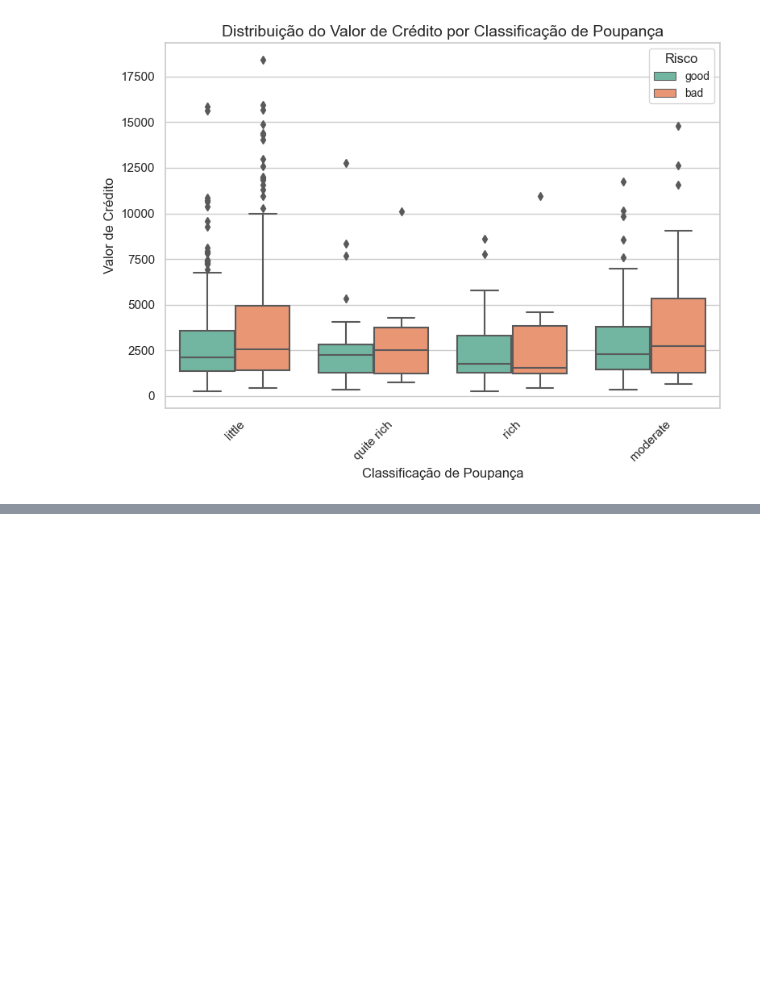
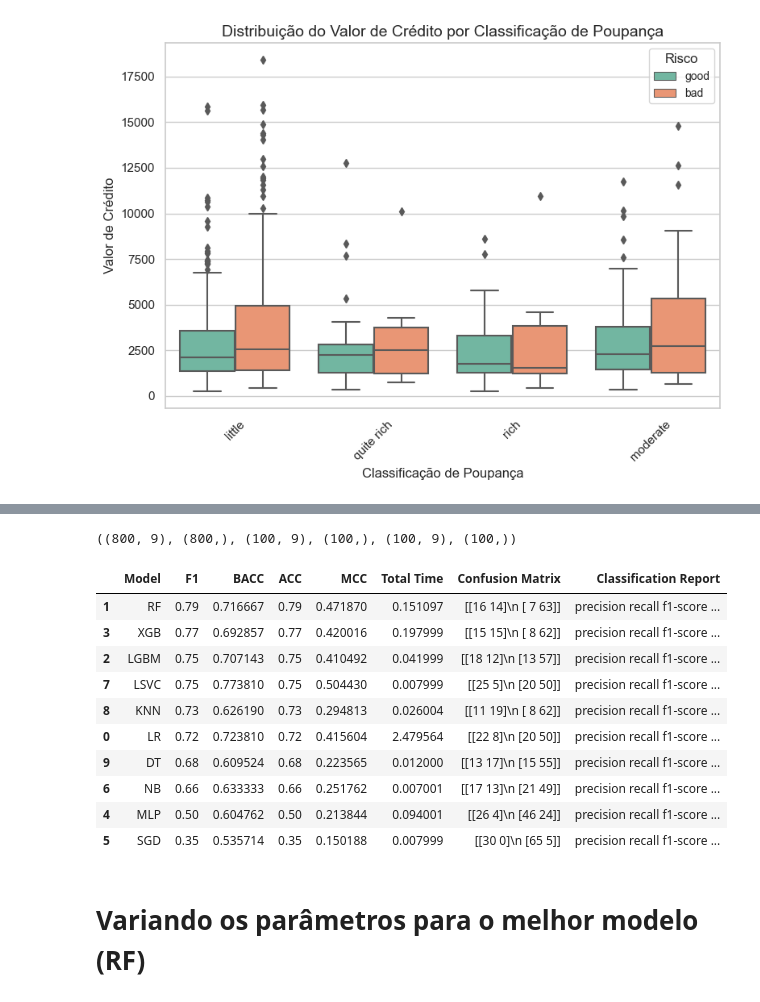
Before and after one commit to rafaelviniciusoliveira/Previs-o-de-Risco-de-Cr-dito, a Jupyter notebook: notebook.ipynb, the cells around one changed output, grey strips where cells are left out. Cells and saved outputs as stored; diff of their text form; code cells hidden in the pictures; blank space fills up the shorter version.

```diff
--- a/notebook.ipynb
+++ b/notebook.ipynb
@@ -244,0 +288,17 @@ plt.show()
+# %%
+from sklearn.model_selection import train_test_split
+
+X = df_encoded.drop(columns=['Risk'])
+y = df_encoded['Risk']
+
+X_train, X_temp, y_train, y_temp = train_test_split(
+    X, y, test_size=0.2, random_state=24, stratify=y
+)
+
+X_valid, X_test, y_valid, y_test = train_test_split(
+    X_temp, y_temp, test_size=0.5, random_state=24, stratify=y_temp
+)
+
+X_train.shape, y_train.shape, X_valid.shape, y_valid.shape, X_test.shape, y_test.shape
+# %% [output]
+((800, 9), (800,), (100, 9), (100,), (100, 9), (100,))
@@ -244,0 +367,18 @@ plt.show()
+# %%
+df_results, creports = train_models(X_train, y_train, X_valid, y_valid, n_jobs=-1)
+# %%
+df_results.sort_values(by='F1', ascending=False)
+# %% [output]
+|  | Model | F1 | BACC | ACC | MCC | Total Time | Confusion Matrix | Classification Report |
+| 1 | RF | 0.79 | 0.716667 | 0.79 | 0.471870 | 0.151097 | [[16 14]\n [ 7 63]] | precision recall f1-score ... |
+| 3 | XGB | 0.77 | 0.692857 | 0.77 | 0.420016 | 0.197999 | [[15 15]\n [ 8 62]] | precision recall f1-score ... |
+| 2 | LGBM | 0.75 | 0.707143 | 0.75 | 0.410492 | 0.041999 | [[18 12]\n [13 57]] | precision recall f1-score ... |
+| 7 | LSVC | 0.75 | 0.773810 | 0.75 | 0.504430 | 0.007999 | [[25 5]\n [20 50]] | precision recall f1-score ... |
+| 8 | KNN | 0.73 | 0.626190 | 0.73 | 0.294813 | 0.026004 | [[11 19]\n [ 8 62]] | precision recall f1-score ... |
+| 0 | LR | 0.72 | 0.723810 | 0.72 | 0.415604 | 2.479564 | [[22 8]\n [20 50]] | precision recall f1-score ... |
+| 9 | DT | 0.68 | 0.609524 | 0.68 | 0.223565 | 0.012000 | [[13 17]\n [15 55]] | precision recall f1-score ... |
+| 6 | NB | 0.66 | 0.633333 | 0.66 | 0.251762 | 0.007001 | [[17 13]\n [21 49]] | precision recall f1-score ... |
+| 4 | MLP | 0.50 | 0.604762 | 0.50 | 0.213844 | 0.094001 | [[26 4]\n [46 24]] | precision recall f1-score ... |
+| 5 | SGD | 0.35 | 0.535714 | 0.35 | 0.150188 | 0.007999 | [[30 0]\n [65 5]] | precision recall f1-score ... |
+# %% [markdown]
+# Variando os parâmetros para o melhor modelo (RF)
```
Also changed, not shown: parts of 10 cells of this notebook.
